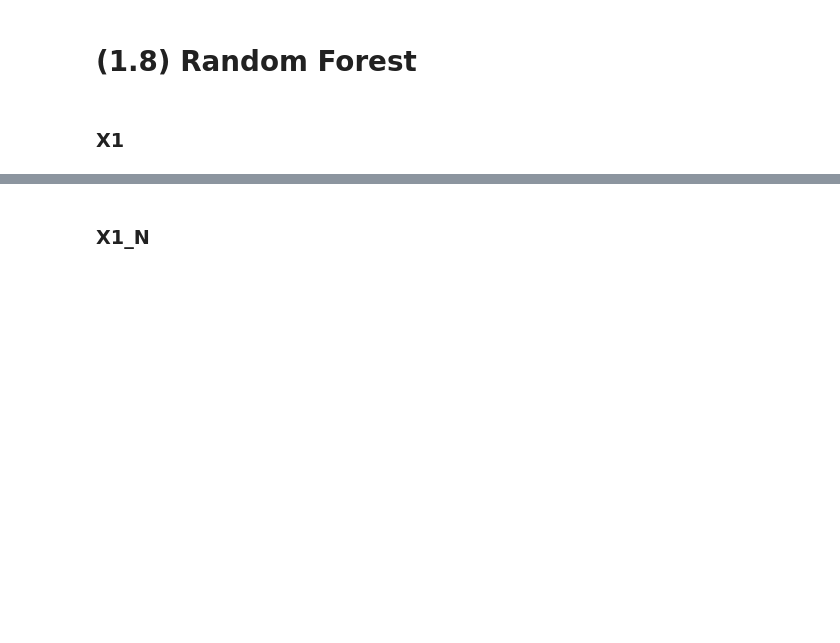
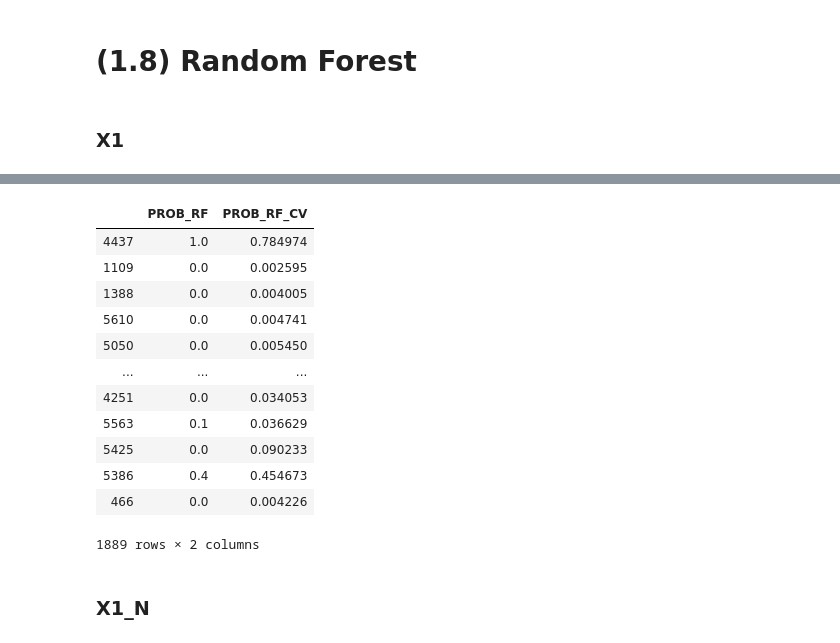
Before and after one commit to katya-luzina/noise_control, a Jupyter notebook: cross_deals.ipynb, the cells around one changed output, grey strips where cells are left out. Cells and saved outputs as stored; diff of their text form; code cells hidden in the pictures; blank space fills up the shorter version.

```diff
--- a/cross_deals.ipynb
+++ b/cross_deals.ipynb
@@ -92,7 +92,7 @@ X1.head(1)
 # %%
 # создаем бинарную переменную на основании USERGRADE_ID (0 - шум, 1 - не шум)
 # все, что имеет USERGRADE_ID 2 и 3, превращаем в NOISE = 0 Все, что имеет USERGRADE_ID 4, превращаем в NOISE = 1
-X1['NOT_NOISE'] = np.where((X1.USERGRADE_ID == 2) | (X1.USERGRADE_ID == 3), 0, 1)
+X1['NOT_NOISE'] = np.where((X1.USERGRADE_ID == 2) | (X1.USERGRADE_ID == 3), 1, 0)
 X1 = X1.drop(['USERGRADE_ID'], axis=1)
 X1.head(1)
 # %% [output]
@@ -296,4 +298,5 @@ for a in range(len(predicted_prob)):
 index_list = x_test.index.tolist()
 # записываем вероятность попадания в класс 1 в новый датафрейм
 x1_rf = pd.DataFrame(pd.Series(data=predicted_results, index=index_list))
-x1_rf = x1_rf.rename(columns = {0:'PROB'})
+x1_rf = x1_rf.rename(columns = {0:'PROB_RF'})
+x1_rf
@@ -336,0 +356,12 @@ Wall time: 19min
+# %%
+predicted_results = []
+
+for a in range(len(predicted_prob)):
+
+    predicted_results.append(predicted_prob[a][1])
+
+index_list = x_test.index.tolist()
+# записываем вероятность попадания в класс 1 в новый датафрейм
+x1_rf_cv = pd.DataFrame(pd.Series(data=predicted_results, index=index_list))
+x1_rf_cv = x1_rf_cv.rename(columns = {0:'PROB_RF_CV'})
+x1_rf_cv
@@ -337,3 +382,20 @@ Wall time: 19min
+# %%
+x1_rf = pd.merge(x1_rf, x1_rf_cv, how='left', left_index=True, right_index=True)
+x1_rf
+# %% [output]
+|  | PROB_RF | PROB_RF_CV |
+| 4437 | 1.0 | 0.784974 |
+| 1109 | 0.0 | 0.002595 |
+| 1388 | 0.0 | 0.004005 |
+| 5610 | 0.0 | 0.004741 |
+| 5050 | 0.0 | 0.005450 |
+| ... | ... | ... |
+| 4251 | 0.0 | 0.034053 |
+| 5563 | 0.1 | 0.036629 |
+| 5425 | 0.0 | 0.090233 |
+| 5386 | 0.4 | 0.454673 |
+| 466 | 0.0 | 0.004226 |
+1889 rows × 2 columns
 # %% [markdown]
 ### X1_N
 # %% [markdown]
```
Also changed, not shown: parts of 6 cells of this notebook.
